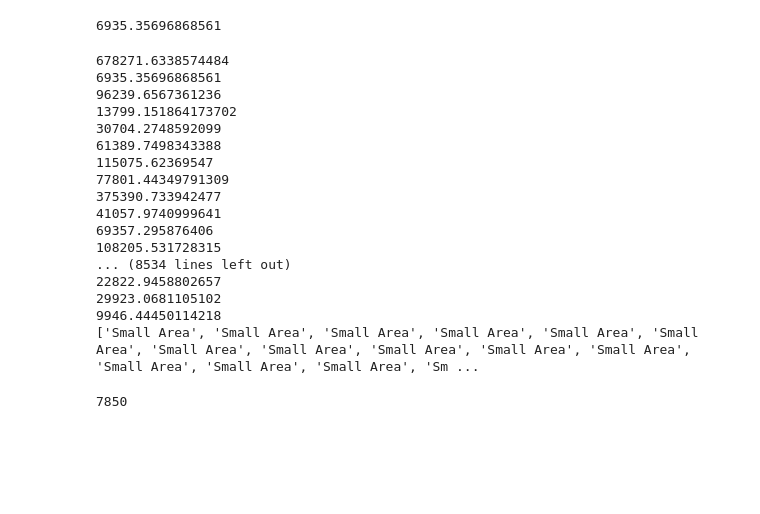
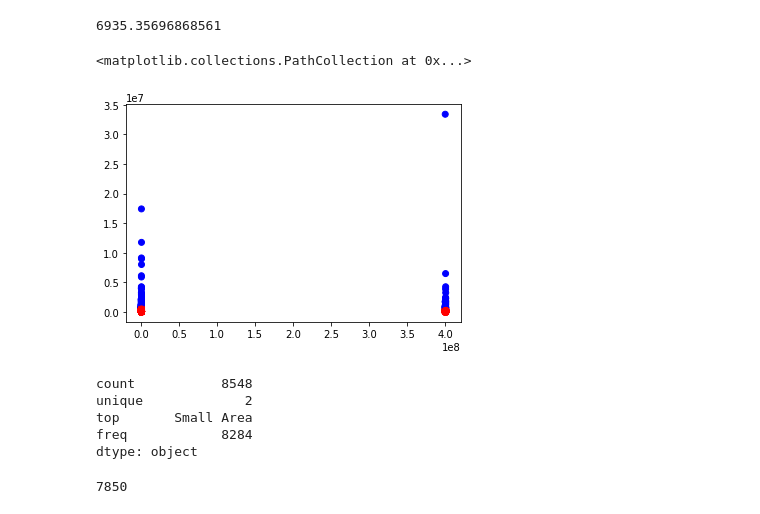
Before and after one commit to ledanieln/CoA-Zone-Prediction, a Jupyter notebook: notebooks/Data Exploration.ipynb, the cells around one changed output. Cells and saved outputs as stored; diff of their text form; code cells hidden in the pictures; blank space fills up the shorter version.

```diff
--- a/notebooks/Data Exploration.ipynb
+++ b/notebooks/Data Exploration.ipynb
@@ -41,34 +89,31 @@ print(train['zoneArea'][0])
 6935.35696868561
 # %%
 zoneAreaBin = []
+zoneAreaCol = []
 one_std = train['zoneArea'].mean()+train['zoneArea'].std()
-print(one_std)
 for value in train['zoneArea']:
-    print(value)
     if(value <= one_std):
         zoneAreaBin.append("Small Area")
+        zoneAreaCol.append("red")
     else:
         zoneAreaBin.append("Large Area")
-
-print(zoneAreaBin)
+        zoneAreaCol.append("blue")
+train['zoneAreaBin'] = pd.Series(zoneAreaBin)
+train['zoneAreaCol'] = pd.Series(zoneAreaCol)Side
-# %% [output]
-678271.6338574484
-6935.35696868561
-96239.6567361236
-13799.151864173702
-30704.2748592099
-61389.7498343388
-115075.62369547
-77801.44349791309
-375390.733942477
-41057.9740999641
-69357.295876406
-108205.531728315
-... (8534 lines left out)
-22822.9458802657
-29923.0681105102
-9946.44450114218
-['Small Area', 'Small Area', 'Small Area', 'Small Area', 'Small Area', 'Small Area', 'Small Area', 'Small Area', 'Small Area', 'Small Area', 'Small Area', 'Small Area', 'Small Area', 'Small Area', 'Sm ...
+# %%
+plt.scatter(train['zoneID'], train['zoneArea'], c=zoneAreaCol)
+# %% [output]
+<matplotlib.collections.PathCollection at 0x...>
+[figure, added]
+# %%
+zSeries = pd.Series(zoneAreaBin)
+zSeries.describe()
+# %% [output]
+count           8548
+unique             2
+top       Small Area
+freq            8284
+dtype: object
 # %%
 train['zoneArea'].idxmax()
 # %% [output]
```
Also changed, not shown: parts of 33 cells of this notebook, 12 other files.
